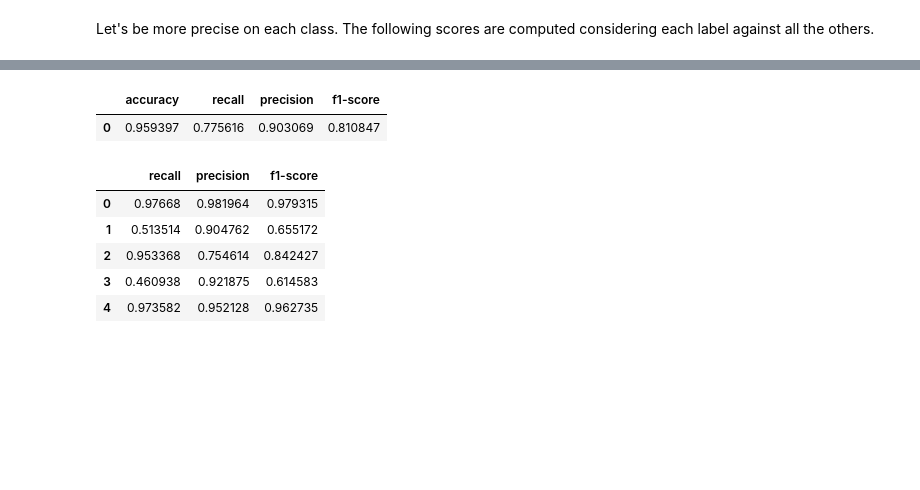
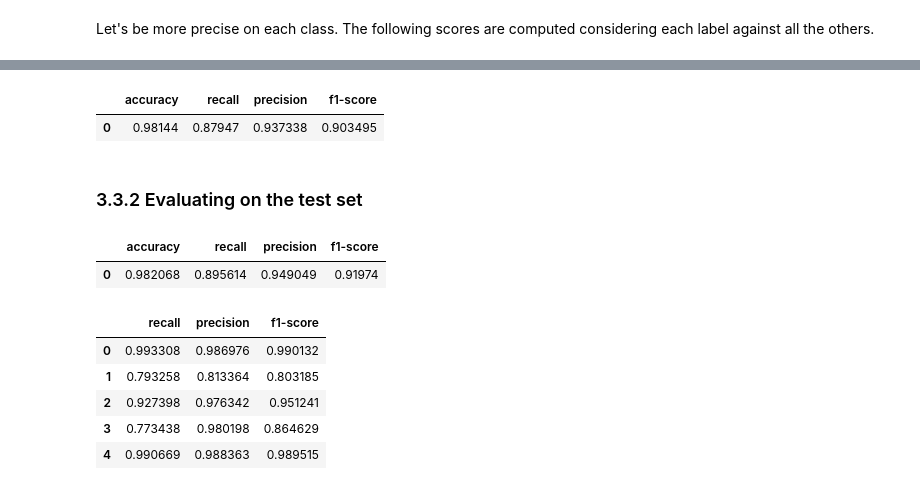
Before and after one commit to DatenBiene/Medical_Time_Series_Calssification, a Jupyter notebook: Transplant.ipynb, the cells around one changed output, grey strips where cells are left out. Cells and saved outputs as stored; diff of their text form; code cells hidden in the pictures; blank space fills up the shorter version.

```diff
--- a/Transplant.ipynb
+++ b/Transplant.ipynb
@@ -176,16 +340,27 @@ Epoch 2/2
 # %%
-ypred = resnet.predict(xval_r,np.argmax(yval,axis=1),return_df_metrics=False)
+ypred = resnet_model.predict(xval)
 ypred = np.argmax(ypred,axis=1)
 evaluate(y_val_true,ypred)
 # %% [output]
 |  | accuracy | recall | precision | f1-score |
-| 0 | 0.959397 | 0.775616 | 0.903069 | 0.810847 |
+| 0 | 0.98144 | 0.87947 | 0.937338 | 0.903495 |
+# %% [markdown]
+### 3.3.2 Evaluating on the test set
+# %%
+resnet_model = tf.keras.models.load_model('outputs/output_resnet/best_model.hdf5')
+# %%
+ypred = resnet_model.predict(xtest)
+ypred = np.argmax(ypred,axis=1)
+evaluate(y_test_true,ypred)
+# %% [output]
+|  | accuracy | recall | precision | f1-score |
+| 0 | 0.982068 | 0.895614 | 0.949049 | 0.91974 |
 # %%
-get_binary_metrics(y_val_true,ypred)
+get_binary_metrics(y_test_true,ypred)
 # %% [output]
 |  | recall | precision | f1-score |
-| 0 | 0.97668 | 0.981964 | 0.979315 |
-| 1 | 0.513514 | 0.904762 | 0.655172 |
-| 2 | 0.953368 | 0.754614 | 0.842427 |
-| 3 | 0.460938 | 0.921875 | 0.614583 |
-| 4 | 0.973582 | 0.952128 | 0.962735 |
+| 0 | 0.993308 | 0.986976 | 0.990132 |
+| 1 | 0.793258 | 0.813364 | 0.803185 |
+| 2 | 0.927398 | 0.976342 | 0.951241 |
+| 3 | 0.773438 | 0.980198 | 0.864629 |
+| 4 | 0.990669 | 0.988363 | 0.989515 |
```
Also changed, not shown: parts of 55 cells of this notebook, 2 other files.
